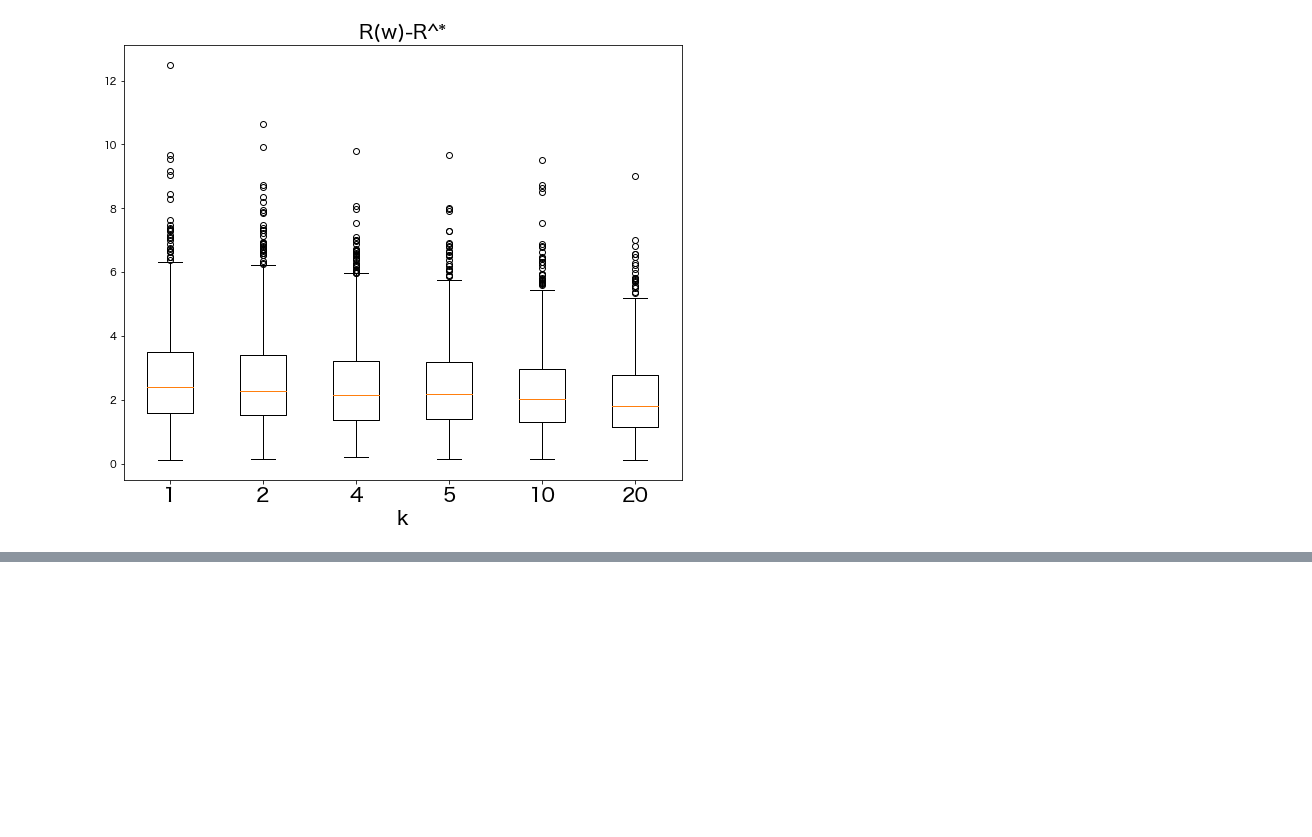
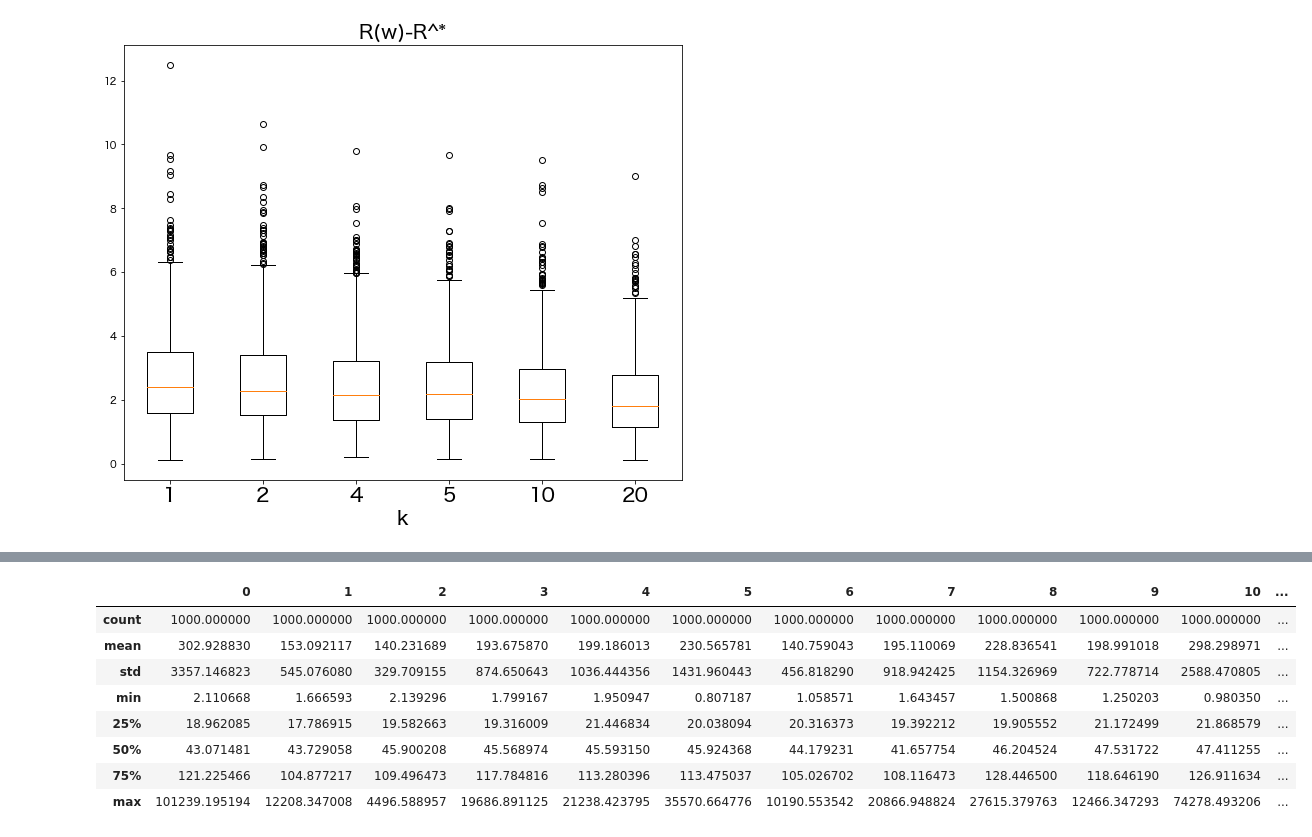
Before and after one commit to NaokiNakamichi/ML, a Jupyter notebook: GD/exp/simulation/DCSGD_Noise_0813.ipynb, the cells around one changed output, grey strips where cells are left out. Cells and saved outputs as stored; diff of their text form; code cells hidden in the pictures; blank space fills up the shorter version.

```diff
--- a/GD/exp/simulation/DCSGD_Noise_0813.ipynb
+++ b/GD/exp/simulation/DCSGD_Noise_0813.ipynb
@@ -91,0 +84,16 @@ df.to_csv(f"save_result_data/{now:%m月%d日%H:%M:%S}_noise_normal_trial_num_{tr
+# %%
+df = pd.DataFrame(result_loss_lognormal)
+now = datetime.datetime.now()
+df.to_csv(f"save_result_data/{now:%m月%d日%H:%M:%S}_noise_normal_trial_num_{trail_num}_E_var{E_var}.csv")
+# %%
+df.describe()
+# %% [output]
+|  | 0 | 1 | 2 | 3 | 4 | 5 | 6 | 7 | 8 | 9 | 10 | ... |
+| count | 1000.000000 | 1000.000000 | 1000.000000 | 1000.000000 | 1000.000000 | 1000.000000 | 1000.000000 | 1000.000000 | 1000.000000 | 1000.000000 | 1000.000000 | ... |
+| mean | 302.928830 | 153.092117 | 140.231689 | 193.675870 | 199.186013 | 230.565781 | 140.759043 | 195.110069 | 228.836541 | 198.991018 | 298.298971 | ... |
+| std | 3357.146823 | 545.076080 | 329.709155 | 874.650643 | 1036.444356 | 1431.960443 | 456.818290 | 918.942425 | 1154.326969 | 722.778714 | 2588.470805 | ... |
+| min | 2.110668 | 1.666593 | 2.139296 | 1.799167 | 1.950947 | 0.807187 | 1.058571 | 1.643457 | 1.500868 | 1.250203 | 0.980350 | ... |
+| 25% | 18.962085 | 17.786915 | 19.582663 | 19.316009 | 21.446834 | 20.038094 | 20.316373 | 19.392212 | 19.905552 | 21.172499 | 21.868579 | ... |
+| 50% | 43.071481 | 43.729058 | 45.900208 | 45.568974 | 45.593150 | 45.924368 | 44.179231 | 41.657754 | 46.204524 | 47.531722 | 47.411255 | ... |
+| 75% | 121.225466 | 104.877217 | 109.496473 | 117.784816 | 113.280396 | 113.475037 | 105.026702 | 108.116473 | 128.446500 | 118.646190 | 126.911634 | ... |
+| max | 101239.195194 | 12208.347008 | 4496.588957 | 19686.891125 | 21238.423795 | 35570.664776 | 10190.553542 | 20866.948824 | 27615.379763 | 12466.347293 | 74278.493206 | ... |
```
Also changed, not shown: parts of 8 cells of this notebook, 2 other files.
